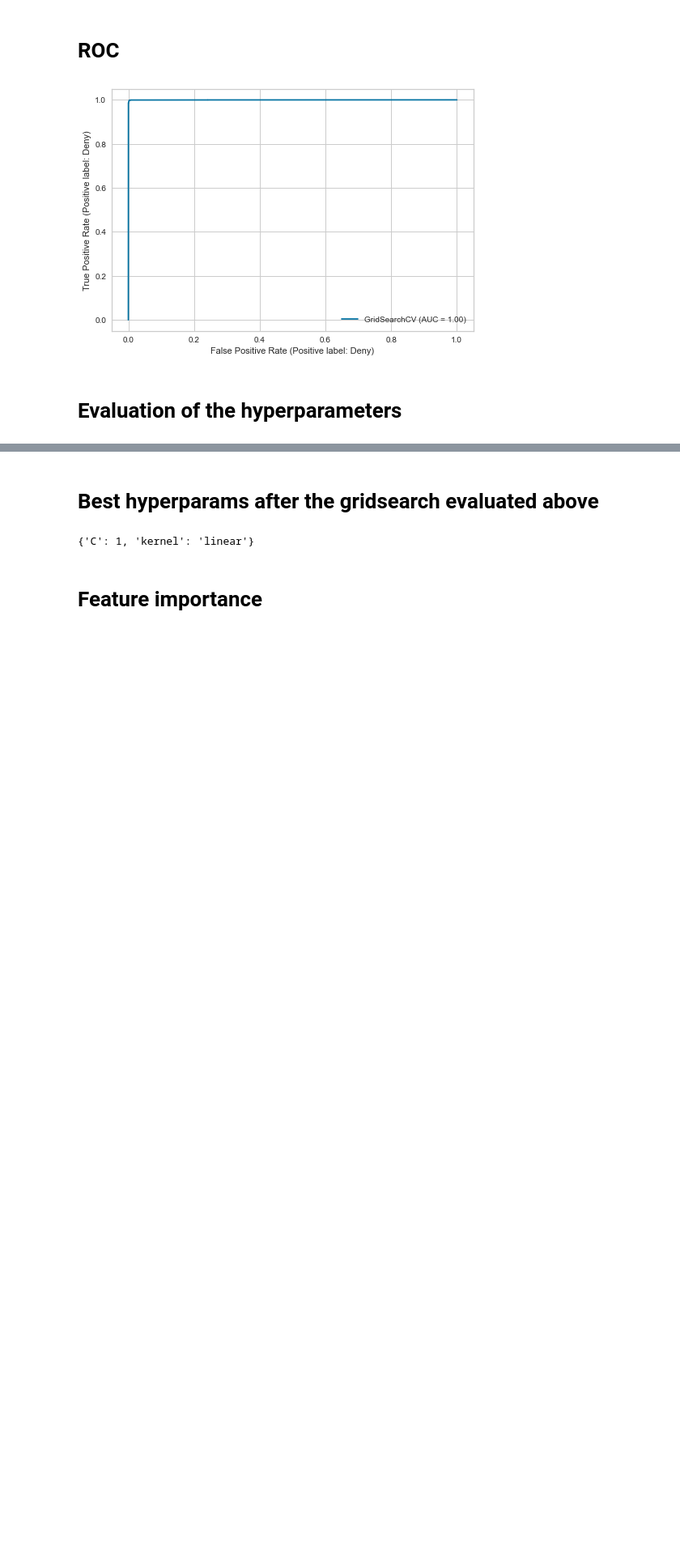
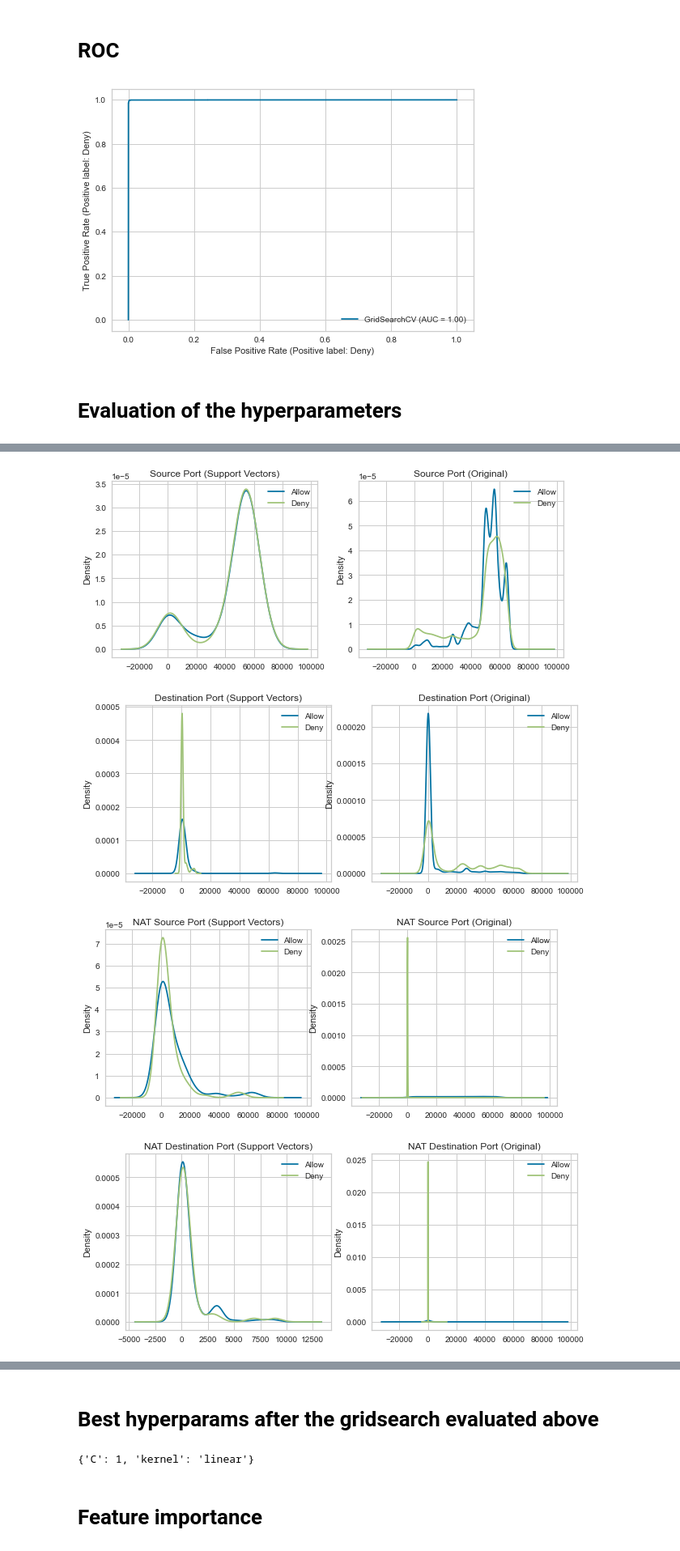
Before and after one commit to bSharpCyclist/MSDS-7333-QTW, a Jupyter notebook: FCase_5.ipynb, the cells around one changed output, grey strips where cells are left out. Shown at 81% size. Cells and saved outputs as stored; diff of their text form; code cells hidden in the pictures; blank space fills up the shorter version.

```diff
--- a/FCase_5.ipynb
+++ b/FCase_5.ipynb
@@ -315,0 +476,74 @@ for i in C:
+# %%
+# Loading linear SVM using original dataset
+from sklearn.svm import SVC
+from sklearn.model_selection import StratifiedShuffleSplit
+from sklearn.model_selection import train_test_split
+from sklearn import metrics as mt
+from sklearn.linear_model import LogisticRegression
+from sklearn.model_selection import ShuffleSplit
+from sklearn import metrics as mt
+from sklearn.model_selection import cross_val_score
+import pandas
+from pandas.plotting import boxplot
+
+# Using cross validation, test/train split 80:20
+num_cv_iterations = 3
+num_instances = len(y)
+cv_object = ShuffleSplit(n_splits=num_cv_iterations,test_size= 0.2, random_state=42)
+
+X = df.loc[:, df.columns != 'target'].values
+y = df['target'].values
+
+for train_indices, test_indices in cv_object.split(X,y):
+    X_train = X[train_indices]
+    y_train = y[train_indices]
+
+    X_test = X[test_indices]
+    y_test = y[test_indices]
+
+
+# train the model just as before
+svm_clf = SVC(C=10, kernel='linear', random_state=10) # get object
+svm_clf.fit(X_train, y_train)  # train object
+
+y_hat = svm_clf.predict(X_test) # get test set precitions
+
+# Select the rows of the train indices and make df_tested_on dataframe
+df_tested_on = X[train_indices]
+
+# now get the support vectors from the trained model
+df_support = df_tested_on[svm_clf.support_,:].copy()
+df_support = pd.DataFrame(df_support, columns = ["Source Port","Destination Port","NAT Source Port","NAT Destination Port","Bytes","Bytes Sent","Bytes Received","Packets","Elasped Time(sec)","pkts_sent","pkts_received"])
+df_support['target'] = y[svm_clf.support_].copy() # add back in the 'target' Column to the pandas dataframe
+
+X = X.copy()
+X = pd.DataFrame(X, columns = ["Source Port","Destination Port","NAT Source Port","NAT Destination Port","Bytes","Bytes Sent","Bytes Received","Packets","Elasped Time(sec)","pkts_sent","pkts_received"])
+X['target'] = y # also add it back in for the original data
+df_support=df_support.dropna()
+
+
+# group the original data and the support vectors
+df_grouped_support = df_support.groupby(['target'])
+df_grouped = X.groupby(['target'])
+
+# plot KDE of Different variables
+vars_to_plot = ["Source Port","Destination Port","NAT Source Port","NAT Destination Port","Bytes","Bytes Sent","Bytes Received","Packets","Elasped Time(sec)","pkts_sent","pkts_received"]
+
+for v in vars_to_plot:
+    plt.figure(figsize=(10,4))
+    # plot support vector stats
+    plt.subplot(1,2,1)
+    ax = df_grouped_support[v].plot.kde()
+    plt.legend(['Allow','Deny'])
+    plt.title(v+' (Support Vectors)')
+
+    # plot original distributions
+    plt.subplot(1,2,2)
+    ax = df_grouped[v].plot.kde()
+    plt.legend(['Allow','Deny'])
+    plt.title(v+' (Original)')
+# %% [output]
+[figure, added]
+[figure, added]
+[figure, added]
+[figure, added]
```
Also changed, not shown: parts of 15 cells of this notebook, 3 other files.
